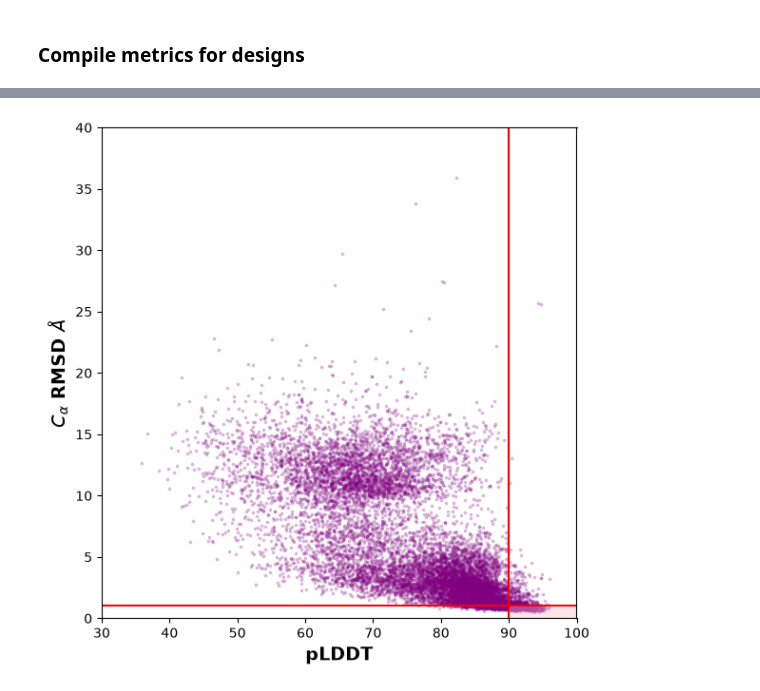
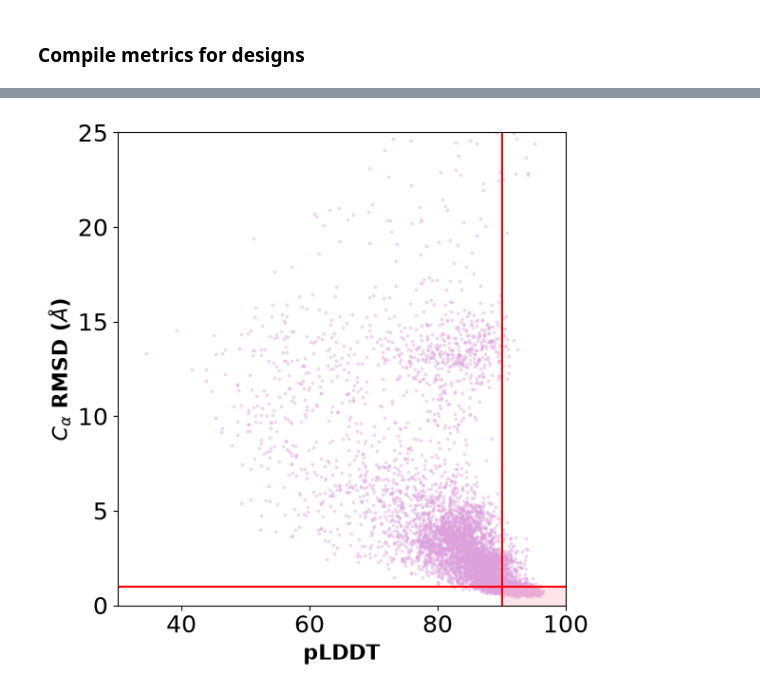
Before and after one commit to geanhu/rotation-su26-kortemme-lab, a Jupyter notebook: notebooks/single-state-design.ipynb, the cells around one changed output, grey strips where cells are left out. Saved outputs shown, nothing was run; the diff lists cells and outputs as text; code cells hidden in the pictures.

```diff
--- a/notebooks/single-state-design.ipynb
+++ b/notebooks/single-state-design.ipynb
@@ -174,3 +199,5 @@ merged_df = refined_df.merge(
+# %%
+structure = '5KPH'
 # %%
 # pooled violin plot
 fig, ax = plt.subplots(
@@ -221,40 +299,42 @@ plt.show()
 # %%
 # filtering
 plt.figure(figsize=(6, 6))
 
 # scores
+graph_df = refined_df[refined_df['name'].str.contains(structure)]
 plt.scatter(
-    nonrefined_df['plddt_nonrefined'],
-    nonrefined_df['rmsd_string_nonrefined'],
-    color = 'purple',
+    graph_df['plddt'], #change
+    graph_df['rmsd_diffusion'], #change
+    color = 'plum',
     s = 3,
-    alpha = 0.2
+    alpha = 0.3
 )
 
 # cutoffs
 plt.axhline(
     y = 1,
     color = 'red'
 )
 plt.axvline(
     x = 90,
     color = 'red'
 )
 plt.fill_between(
     [90, 100],
     0, 1,
     facecolor='pink',
     alpha = 0.4
 )
 
 # labels
-plt.xlabel('pLDDT', fontsize=14, fontweight='bold')
+plt.xlabel('pLDDT', fontsize=16, fontweight='bold')
 plt.xlim(30, 100)
-plt.ylabel(r'$C_{\alpha}$ RMSD $\AA$', fontsize=14, fontweight='bold')
-plt.ylim(0, 40)
+plt.ylabel(r'$C_{\alpha}$ RMSD ($\AA$)', fontsize=16, fontweight='bold')
+plt.ylim(0, 25)
+plt.tick_params('both', labelsize=18)
 plt.tight_layout()
 plt.show()
 # %% [output]
-[figure, old version]
+[figure, new version]
 # %%
 # print info
```
Also changed, not shown: parts of 8 cells of this notebook, 6 other files.
